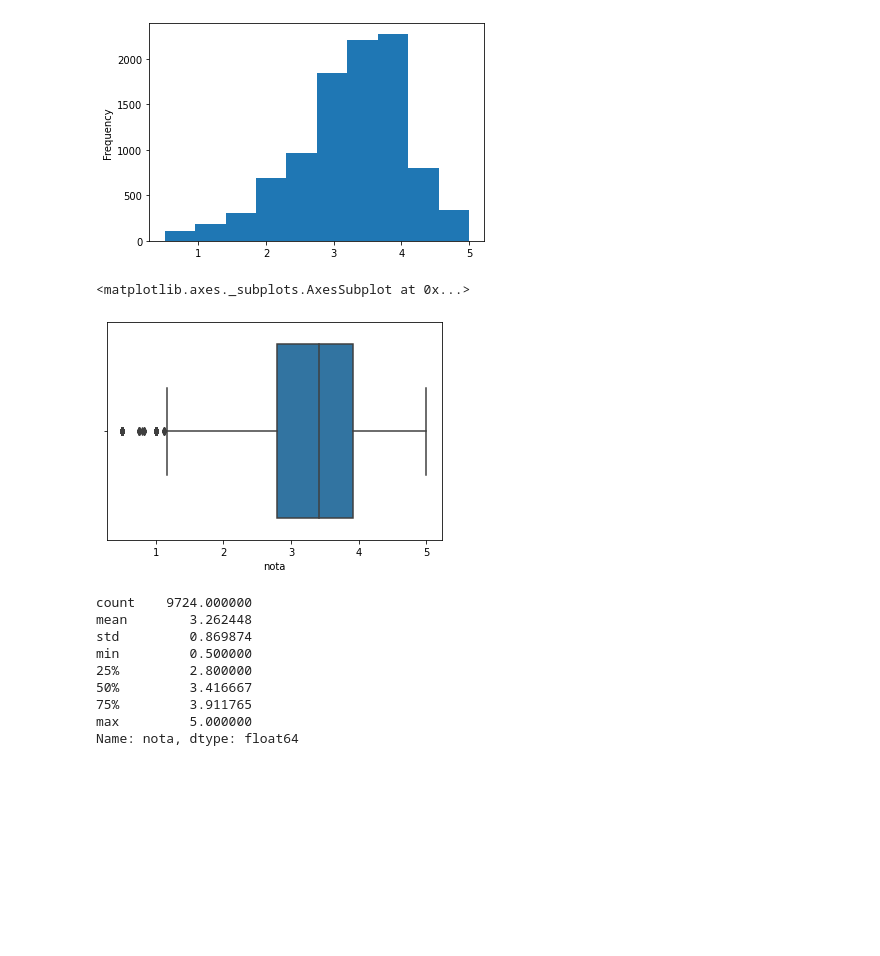
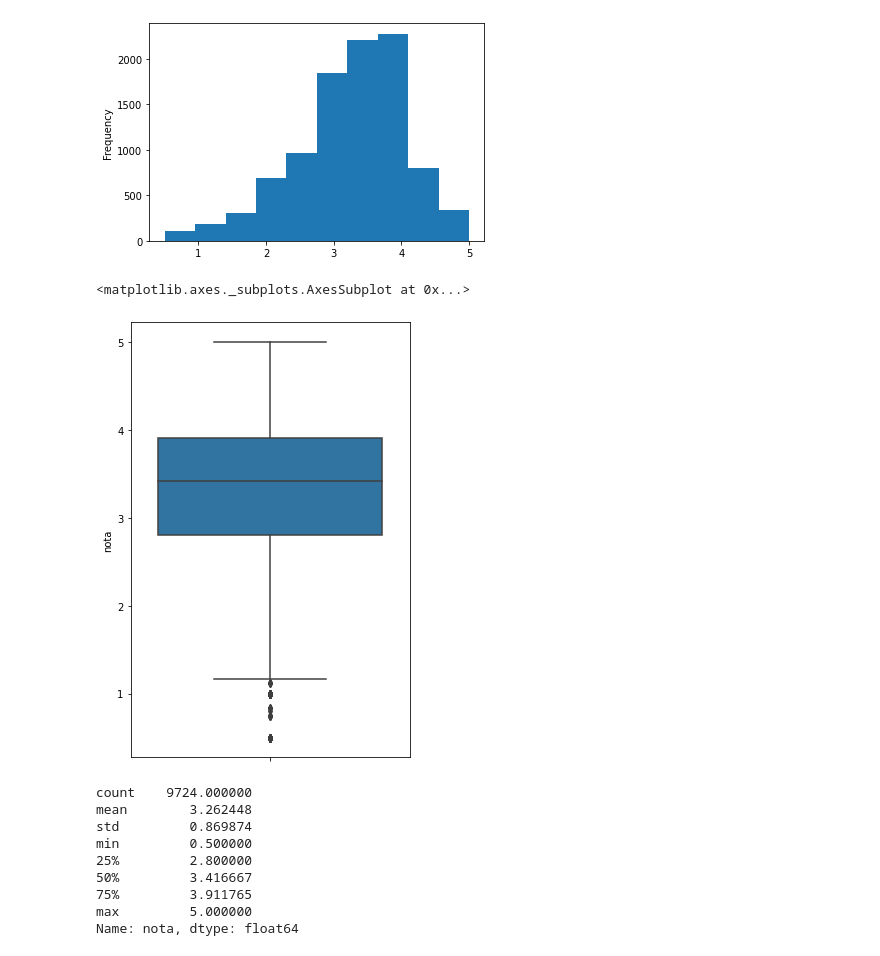
Before and after one commit to weslleysribeiro/intro_data_science, a Jupyter notebook: Introdução_a_Data_Science.ipynb, the cells around one changed output. Cells and saved outputs as stored; diff of their text form; code cells hidden in the pictures; blank space fills up the shorter version.

```diff
--- a/Introdução_a_Data_Science.ipynb
+++ b/Introdução_a_Data_Science.ipynb
@@ -159,11 +159,14 @@ medias_por_filme.plot(kind='hist')
 # %% [output]
 <matplotlib.axes._subplots.AxesSubplot at 0x...>
 [figure]
-# %%
-sns.boxplot(medias_por_filme)
-# %% [output]
-<matplotlib.axes._subplots.AxesSubplot at 0x...>
-[figure, removed]
+# %%
+import matplotlib.pyplot as plt
+
+plt.figure(figsize=(5,8))
+sns.boxplot(y = medias_por_filme)
+# %% [output]
+<matplotlib.axes._subplots.AxesSubplot at 0x...>
+[figure, added]
 # %%
 medias_por_filme.describe()
 # %% [output]
```
Also changed, not shown: parts of 5 cells of this notebook.
